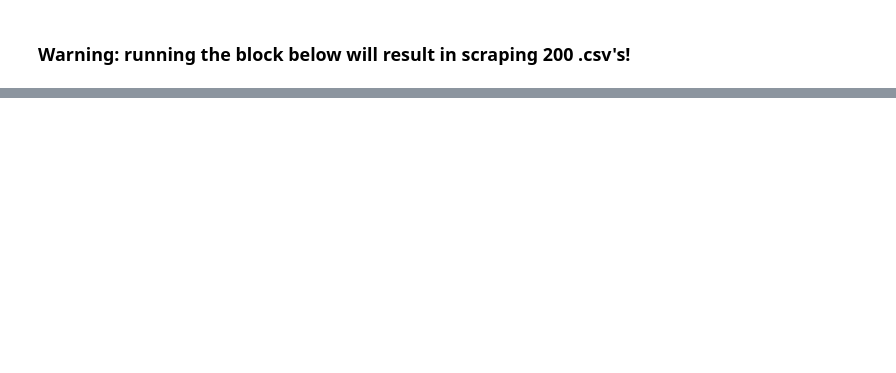
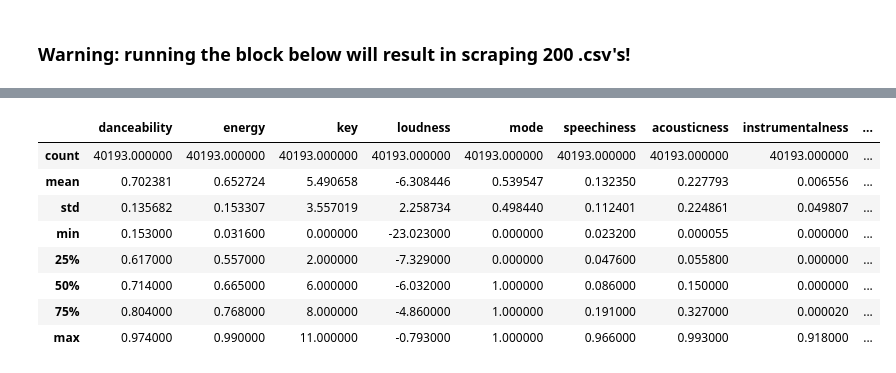
Before and after one commit to ystouthart/covid-19-nl-dashboard, a Jupyter notebook: src/ChangingMusicPreferences.ipynb, the cells around one changed output, grey strips where cells are left out. Saved outputs shown, nothing was run; the diff lists cells and outputs as text; code cells hidden in the pictures; blank space fills up the shorter version.

```diff
--- a/src/ChangingMusicPreferences.ipynb
+++ b/src/ChangingMusicPreferences.ipynb
@@ -89,0 +152,12 @@ df.to_csv("..\\data\\processed\\top200_2017_2020.csv", index=False)
+# %%
+features.describe()
+# %% [output]
+|  | danceability | energy | key | loudness | mode | speechiness | acousticness | instrumentalness | ... |
+| count | 40193.000000 | 40193.000000 | 40193.000000 | 40193.000000 | 40193.000000 | 40193.000000 | 40193.000000 | 40193.000000 | ... |
+| mean | 0.702381 | 0.652724 | 5.490658 | -6.308446 | 0.539547 | 0.132350 | 0.227793 | 0.006556 | ... |
+| std | 0.135682 | 0.153307 | 3.557019 | 2.258734 | 0.498440 | 0.112401 | 0.224861 | 0.049807 | ... |
+| min | 0.153000 | 0.031600 | 0.000000 | -23.023000 | 0.000000 | 0.023200 | 0.000055 | 0.000000 | ... |
+| 25% | 0.617000 | 0.557000 | 2.000000 | -7.329000 | 0.000000 | 0.047600 | 0.055800 | 0.000000 | ... |
+| 50% | 0.714000 | 0.665000 | 6.000000 | -6.032000 | 1.000000 | 0.086000 | 0.150000 | 0.000000 | ... |
+| 75% | 0.804000 | 0.768000 | 8.000000 | -4.860000 | 1.000000 | 0.191000 | 0.327000 | 0.000020 | ... |
+| max | 0.974000 | 0.990000 | 11.000000 | -0.793000 | 1.000000 | 0.966000 | 0.993000 | 0.918000 | ... |
```
Also changed, not shown: parts of 21 cells of this notebook, 1 other file.
